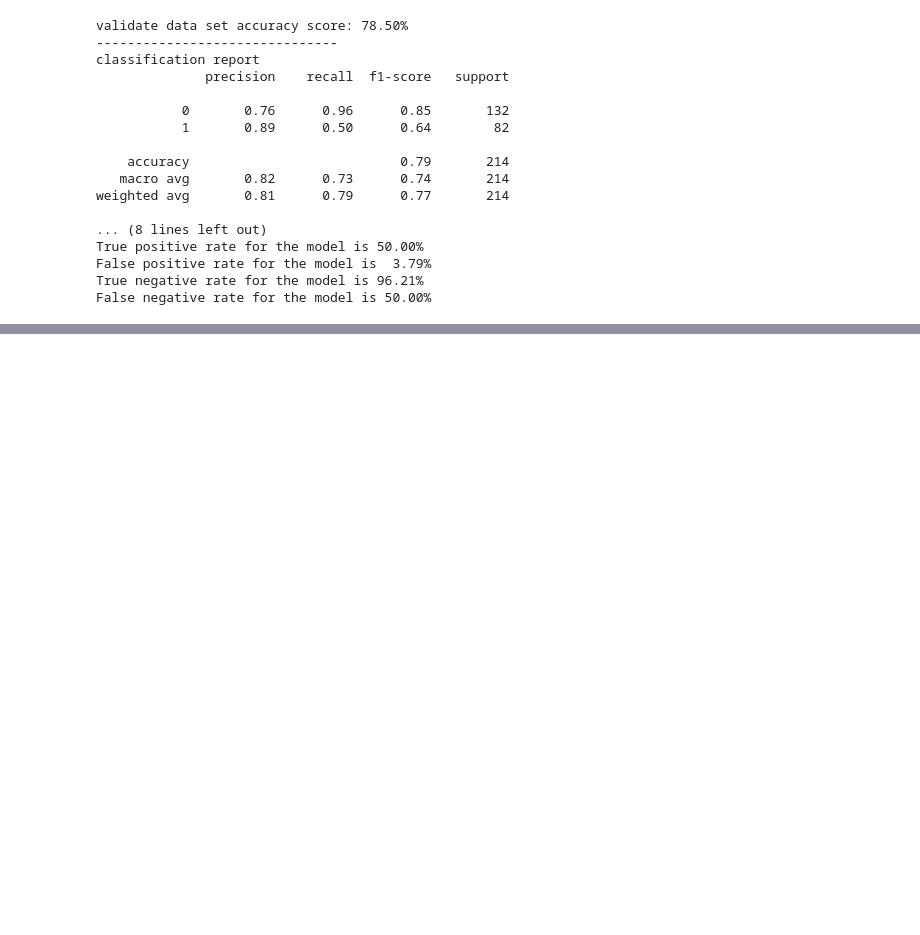
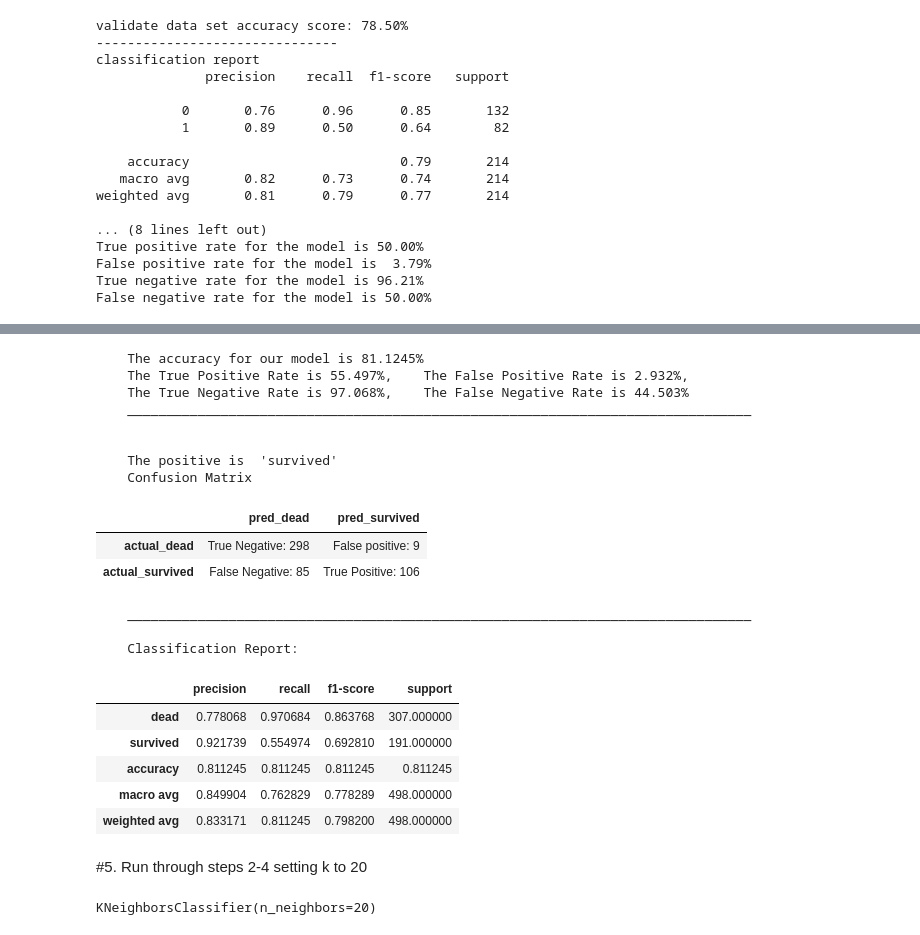
Before and after one commit to LinhQuach13/classification-exercises, a Jupyter notebook: model.ipynb, the cells around one changed output, grey strips where cells are left out. Saved outputs shown, nothing was run; the diff lists cells and outputs as text; code cells hidden in the pictures; blank space fills up the shorter version.

```diff
--- a/model.ipynb
+++ b/model.ipynb
@@ -626,0 +775,5 @@ False negative rate for the model is 50.00%
+# %%
+#1. Create object
+knn2 = KNeighborsClassifier(n_neighbors=10)
+#2. fit it
+knn2.fit(X_train, y_train)
@@ -626,0 +805,32 @@ False negative rate for the model is 50.00%
+# %%
+model_func.model_performs(X_train, y_train, knn2)
+# %% [output]
+    The accuracy for our model is 81.1245%
+    The True Positive Rate is 55.497%,    The False Positive Rate is 2.932%,
+    The True Negative Rate is 97.068%,    The False Negative Rate is 44.503%
+    ________________________________________________________________________________
+
+
+    The positive is  'survived'
+    Confusion Matrix
+|  | pred_dead | pred_survived |
+| actual_dead | True Negative: 298 | False positive: 9 |
+| actual_survived | False Negative: 85 | True Positive: 106 |
+    ________________________________________________________________________________
+
+    Classification Report:
+|  | precision | recall | f1-score | support |
+| dead | 0.778068 | 0.970684 | 0.863768 | 307.000000 |
+| survived | 0.921739 | 0.554974 | 0.692810 | 191.000000 |
+| accuracy | 0.811245 | 0.811245 | 0.811245 | 0.811245 |
+| macro avg | 0.849904 | 0.762829 | 0.778289 | 498.000000 |
+| weighted avg | 0.833171 | 0.811245 | 0.798200 | 498.000000 |
+# %% [markdown]
+#5. Run through steps 2-4 setting k to 20
+# %%
+#1. Create object
+knn3 = KNeighborsClassifier(n_neighbors=20)
+#2. fit it
+knn3.fit(X_train, y_train)
+# %% [output]
+KNeighborsClassifier(n_neighbors=20)
```
Also changed, not shown: parts of 36 cells of this notebook.
